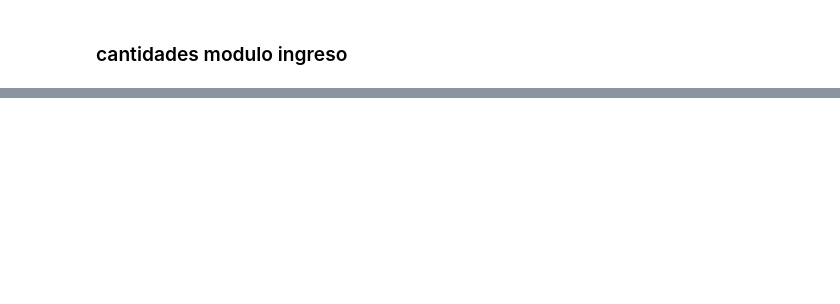
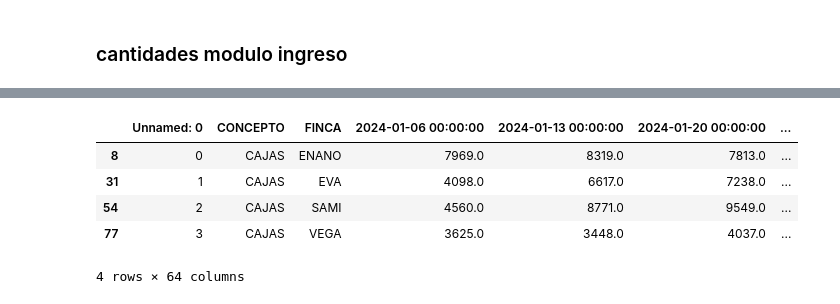
Before and after one commit to ngarrido24/mano_de_obra_agrovid, a Jupyter notebook: mano_de_obra.ipynb, the cells around one changed output, grey strips where cells are left out. Drawn from its saved outputs; the diff is of its cells as text; code cells hidden in the pictures; blank space fills up the shorter version.

```diff
--- a/mano_de_obra.ipynb
+++ b/mano_de_obra.ipynb
@@ -813,3 +815,5 @@ quantity_08_13 = calculate_volume_distribution_blocks(mo_08_13_concat_subset, vo
 # %%
 id_list = [100008,100009, 100010, 100011, 100012, 100013]
 full_matrix_block = full_matrix[full_matrix['ID'].isin(id_list)]
+full_matrix_block.loc[:, 'FINCA'] = full_matrix_block['FINCA'].astype(str).apply(unidecode)
+full_matrix_block_subset = full_matrix_block[['ID', 'FINCA', 'PROMEDIADO', 'TARIFA']]
@@ -831,0 +870,13 @@ quantity_08_13 #SE AVANZÓ HASTA LA MATRIZ EN BLOQUE CON CANTIDADES AHORA SE EST
+# %%
+# Convertimos la columna 'FINCA' a categoría con el orden deseado
+full_matrix_block['FINCA'] = pd.Categorical(
+    full_matrix_block['FINCA'],
+    categories=farm_order,
+    ordered=True
+)
+
+# Ordenamos por ID descendente y luego por FINCA según farm_order
+full_matrix_block_sorted = full_matrix_block.sort_values(
+    by=['ID', 'FINCA'],
+    ascending=[True, True]  # ID descendente, FINCA según orden de categorías
+)
@@ -831,0 +891,9 @@ quantity_08_13 #SE AVANZÓ HASTA LA MATRIZ EN BLOQUE CON CANTIDADES AHORA SE EST
+# %%
+full_matrix_block_sorted.head(4)
+# %% [output]
+|  | Unnamed: 0 | CONCEPTO | FINCA | 2024-01-06 00:00:00 | 2024-01-13 00:00:00 | 2024-01-20 00:00:00 | ... |
+| 8 | 0 | CAJAS | ENANO | 7969.0 | 8319.0 | 7813.0 | ... |
+| 31 | 1 | CAJAS | EVA | 4098.0 | 6617.0 | 7238.0 | ... |
+| 54 | 2 | CAJAS | SAMI | 4560.0 | 8771.0 | 9549.0 | ... |
+| 77 | 3 | CAJAS | VEGA | 3625.0 | 3448.0 | 4037.0 | ... |
+4 rows × 64 columns
```
Also changed, not shown: parts of 39 cells of this notebook.
